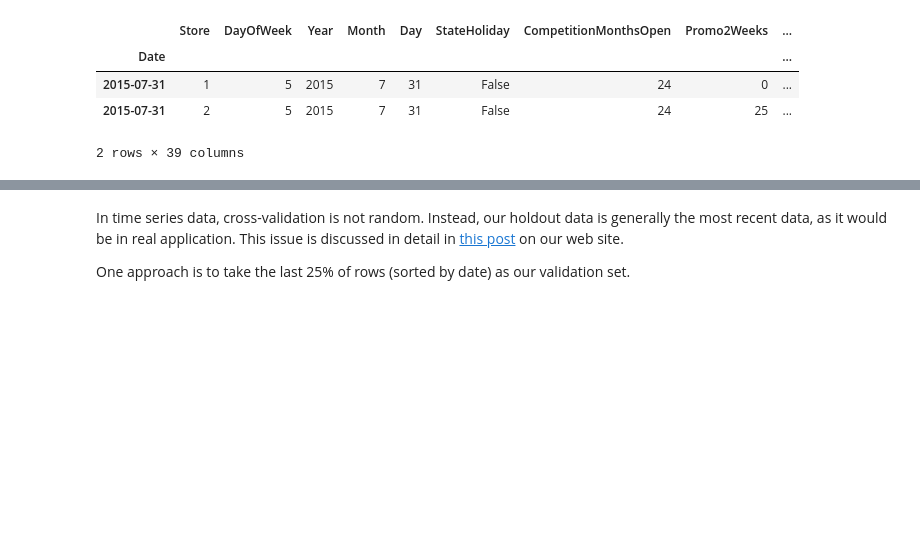
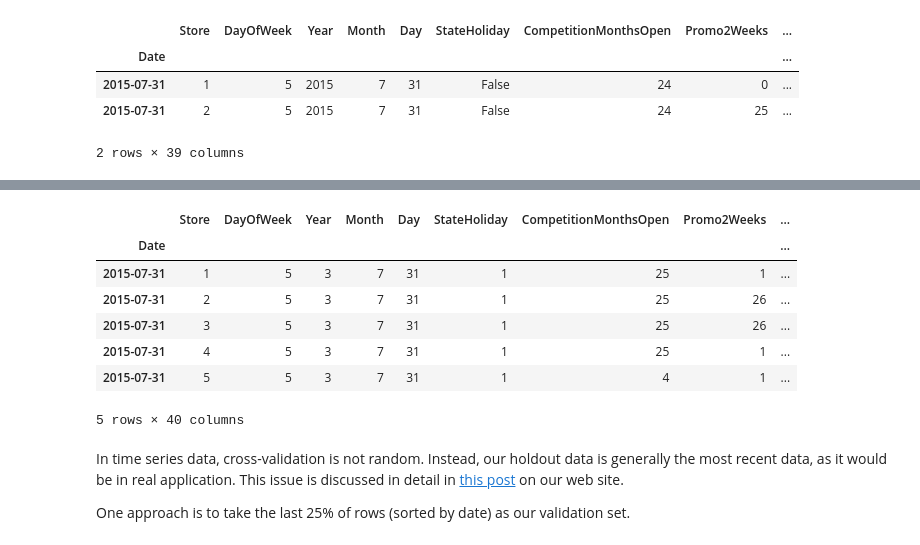
Before and after one commit to albre116/DeepLearningTraining, a Jupyter notebook: examples/ipynbexamples/lesson3_rossman_albrecht_edits.ipynb, the cells around one changed output, grey strips where cells are left out. Drawn from its saved outputs; the diff is of its cells as text; code cells hidden in the pictures; blank space fills up the shorter version.

```diff
--- a/examples/ipynbexamples/lesson3_rossman_albrecht_edits.ipynb
+++ b/examples/ipynbexamples/lesson3_rossman_albrecht_edits.ipynb
@@ -679,7 +677,16 @@ KeyError: 'Date'
 df_test, _, nas, mapper = proc_df(joined_test, 'Sales', do_scale=True, skip_flds=['Id'],
                                   mapper=mapper, na_dict=nas)
 # %%
-df.head(2)
+df.head(5)
+# %% [output]
+|  | Store | DayOfWeek | Year | Month | Day | StateHoliday | CompetitionMonthsOpen | Promo2Weeks | ... |
+| Date |  |  |  |  |  |  |  |  | ... |
+| 2015-07-31 | 1 | 5 | 3 | 7 | 31 | 1 | 25 | 1 | ... |
+| 2015-07-31 | 2 | 5 | 3 | 7 | 31 | 1 | 25 | 26 | ... |
+| 2015-07-31 | 3 | 5 | 3 | 7 | 31 | 1 | 25 | 26 | ... |
+| 2015-07-31 | 4 | 5 | 3 | 7 | 31 | 1 | 25 | 1 | ... |
+| 2015-07-31 | 5 | 5 | 3 | 7 | 31 | 1 | 4 | 1 | ... |
+5 rows × 40 columns
 # %% [markdown]
 In time series data, cross-validation is not random. Instead, our holdout data is generally the most recent data, as it would be in real application. This issue is discussed in detail in [this post](http://www.fast.ai/2017/11/13/validation-sets/) on our web site.
 
```
Also changed, not shown: parts of 13 cells of this notebook, 2 other files.
